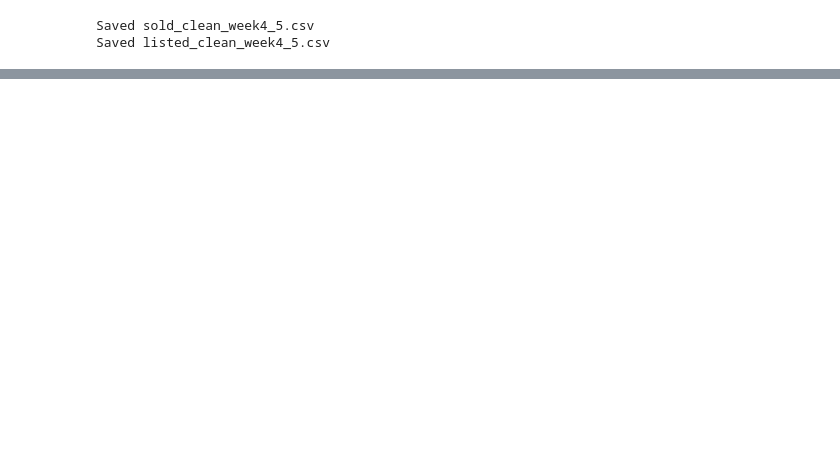
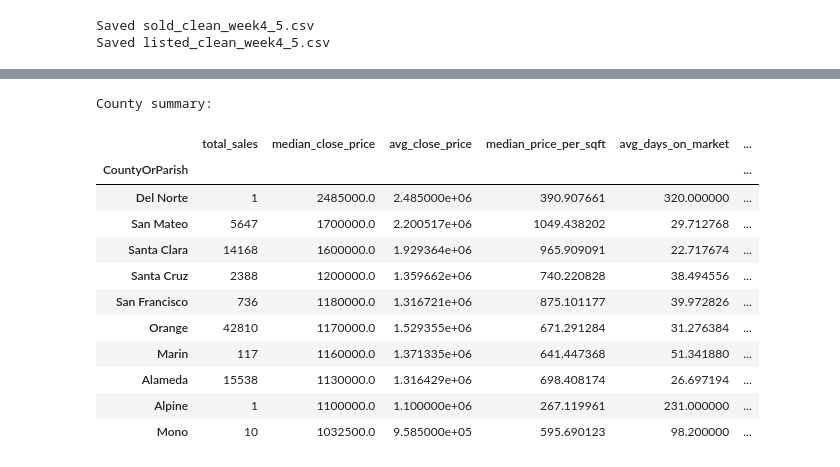
Before and after one commit to miatrn20/IDX-Exchange-spring2026, a Jupyter notebook: eda.ipynb, the cells around one changed output, grey strips where cells are left out. Saved outputs shown, nothing was run; the diff lists cells and outputs as text; code cells hidden in the pictures; blank space fills up the shorter version.

```diff
--- a/eda.ipynb
+++ b/eda.ipynb
@@ -1211,0 +1199,7 @@ Saved listed_clean_week4_5.csv
+# %%
+# 2. Price per square foot
+sold_feat["price_per_sqft"] = np.where(
+    sold_feat["LivingArea"] > 0,
+    sold_feat["ClosePrice"] / sold_feat["LivingArea"],
+    np.nan
+)
@@ -1211,0 +1338,33 @@ Saved listed_clean_week4_5.csv
+# %%
+# 8. County summary
+county_summary = (
+    sold_feat
+    .groupby("CountyOrParish")
+    .agg(
+        total_sales=("ClosePrice", "count"),
+        median_close_price=("ClosePrice", "median"),
+        avg_close_price=("ClosePrice", "mean"),
+        median_price_per_sqft=("price_per_sqft", "median"),
+        avg_days_on_market=("DaysOnMarket", "mean"),
+        median_days_on_market=("DaysOnMarket", "median"),
+        avg_price_ratio=("price_ratio", "mean")
+    )
+    .sort_values("median_close_price", ascending=False)
+)
+
+print("\nCounty summary:")
+display(county_summary.head(10))
+# %% [output]
+County summary:
+|  | total_sales | median_close_price | avg_close_price | median_price_per_sqft | avg_days_on_market | ... |
+| CountyOrParish |  |  |  |  |  | ... |
+| Del Norte | 1 | 2485000.0 | 2.485000e+06 | 390.907661 | 320.000000 | ... |
+| San Mateo | 5647 | 1700000.0 | 2.200517e+06 | 1049.438202 | 29.712768 | ... |
+| Santa Clara | 14168 | 1600000.0 | 1.929364e+06 | 965.909091 | 22.717674 | ... |
+| Santa Cruz | 2388 | 1200000.0 | 1.359662e+06 | 740.220828 | 38.494556 | ... |
+| San Francisco | 736 | 1180000.0 | 1.316721e+06 | 875.101177 | 39.972826 | ... |
+| Orange | 42810 | 1170000.0 | 1.529355e+06 | 671.291284 | 31.276384 | ... |
+| Marin | 117 | 1160000.0 | 1.371335e+06 | 641.447368 | 51.341880 | ... |
+| Alameda | 15538 | 1130000.0 | 1.316429e+06 | 698.408174 | 26.697194 | ... |
+| Alpine | 1 | 1100000.0 | 1.100000e+06 | 267.119961 | 231.000000 | ... |
+| Mono | 10 | 1032500.0 | 9.585000e+05 | 595.690123 | 98.200000 | ... |
```
Also changed, not shown: parts of 28 cells of this notebook.
